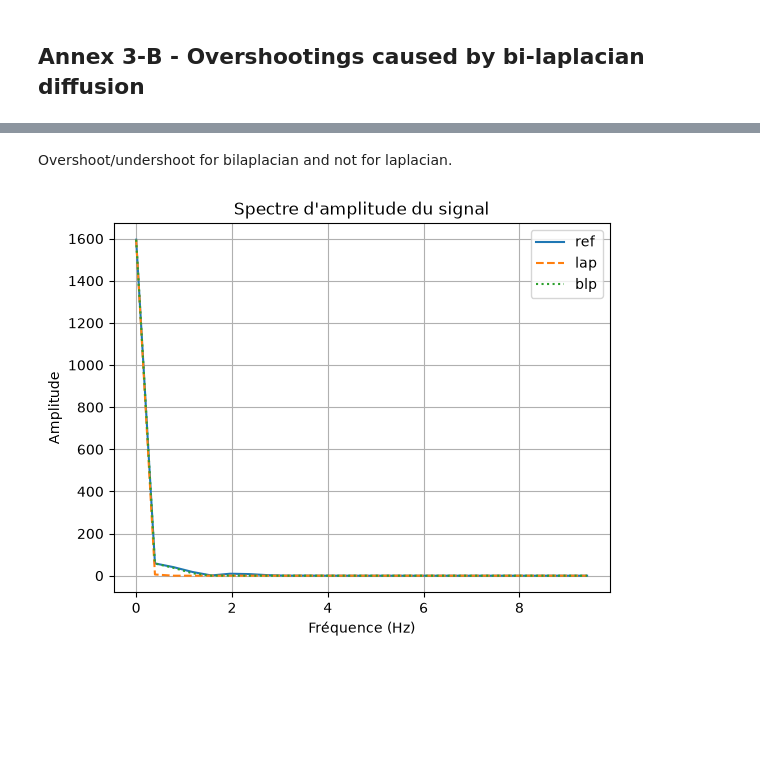
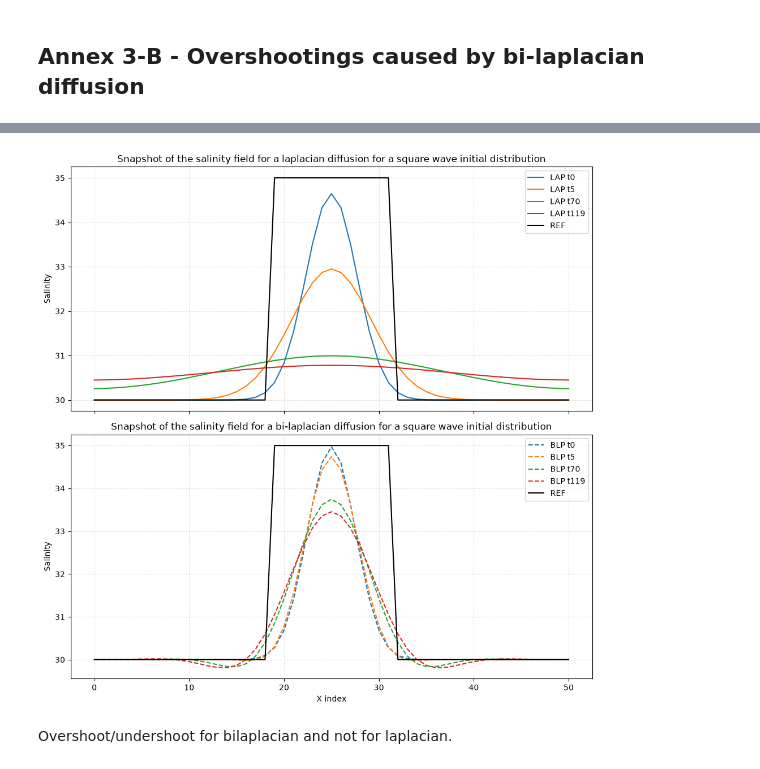
Before and after one commit to justinebuisson606/NEMO_Demonstrators, a Jupyter notebook: Annex 3-B.ipynb, the cells around one changed output, grey strips where cells are left out. Drawn from its saved outputs; the diff is of its cells as text; code cells hidden in the pictures; blank space fills up the shorter version.

```diff
--- a/Annex 3-B.ipynb
+++ b/Annex 3-B.ipynb
@@ -13,9 +113,9 @@ import netCDF4
 # %%
-rep = '/Users/jbuisson/ALL_NEMO_macport_mpich_gcc15/nemo/tests/canal_test/EXP00/'
+rep = ''
 # %%
-lap_test_ = xr.open_dataset(rep+'CANAL_saltblock_test_all_grid.nc')
+lap_test_ = xr.open_dataset(rep+'CANAL_saltblock_lap_traadvOFF_all_grid.nc')
 lap_test = lap_test_.soce
-blp_test_ = xr.open_dataset(rep+'CANAL_saltblock_blp_test_all_grid.nc')
+blp_test_ = xr.open_dataset(rep+'CANAL_saltblock_blp_traadvOFF_all_grid.nc')
 blp_test = blp_test_.soce
 # %%
 domx = 1020
@@ -82,2 +139,34 @@ Text(0.5, 1.0, 'Snapshot of the salinity field for a bi-laplacian diffusion for
+# %%
+time_indices = [0, 5, 70, 119]
+configs = [
+    (lap_test, 'LAP', 'laplacian', '-'),
+    (blp_test, 'BLP', 'bi-laplacian', '--')
+]
+
+
+fig, axes = plt.subplots(2, 1, figsize=(10, 10), sharex=True)
+
+
+for ax, (data, prefix, diff_type, ls) in zip(axes, configs):
+
+    sliced_data = data.isel(y_grid_T=25, deptht=0)
+
+
+    for t in time_indices:
+        ax.plot(sliced_data.isel(time_counter=t), linestyle=ls, label=f'{prefix} t{t}')
+
+
+    ax.plot(ref, color='black', linestyle='-', label='REF', linewidth=1.5)
+
+    ax.set_title(f'Snapshot of the salinity field for a {diff_type} diffusion for a square wave initial distribution')
+    ax.set_ylabel('Salinity')
+    ax.legend(loc='upper right')
+    ax.grid(True, linestyle=':', alpha=0.6)
+
+axes[1].set_xlabel('X index')
+plt.tight_layout()
+plt.show()
+# %% [output]
+[figure, added]
 # %% [markdown]
 Overshoot/undershoot for bilaplacian and not for laplacian.
@@ -91,26 +172,0 @@ fft_frequences = np.fft.fftfreq(len(ref), dt)
-# %%
-plt.figure()
-plt.plot(fft_frequences[:len(ref)//2], np.abs(fft_valeurs[:len(ref)//2]), label ='ref')
-
-# 2. Calcul de la FFT du signal creneau
-lap_fft = lap_test.isel(y_grid_T= 25, deptht = 0, time_counter=70)
-fft_valeurs = np.fft.fft(lap_fft)
-fft_frequences = np.fft.fftfreq(len(lap_fft), dt)
-
-plt.plot(fft_frequences[:len(lap_fft)//2], np.abs(fft_valeurs[:len(lap_fft)//2]), '--' , label ='lap')
-
-# 2. Calcul de la FFT du signal creneau
-blp_fft = blp_test.isel(y_grid_T= 25, deptht = 0, time_counter=70)
-fft_valeurs = np.fft.fft(blp_fft)
-fft_frequences = np.fft.fftfreq(len(blp_fft), dt)
-
-
-plt.plot(fft_frequences[:len(blp_fft)//2], np.abs(fft_valeurs[:len(blp_fft)//2]), ':' , label= 'blp')
-plt.legend()
-plt.title("Spectre d'amplitude du signal")
-plt.xlabel("Fréquence (Hz)")
-plt.ylabel("Amplitude")
-plt.grid()
-plt.show()
-# %% [output]
-[figure, removed]
```
Also changed, not shown: parts of 7 cells of this notebook.
